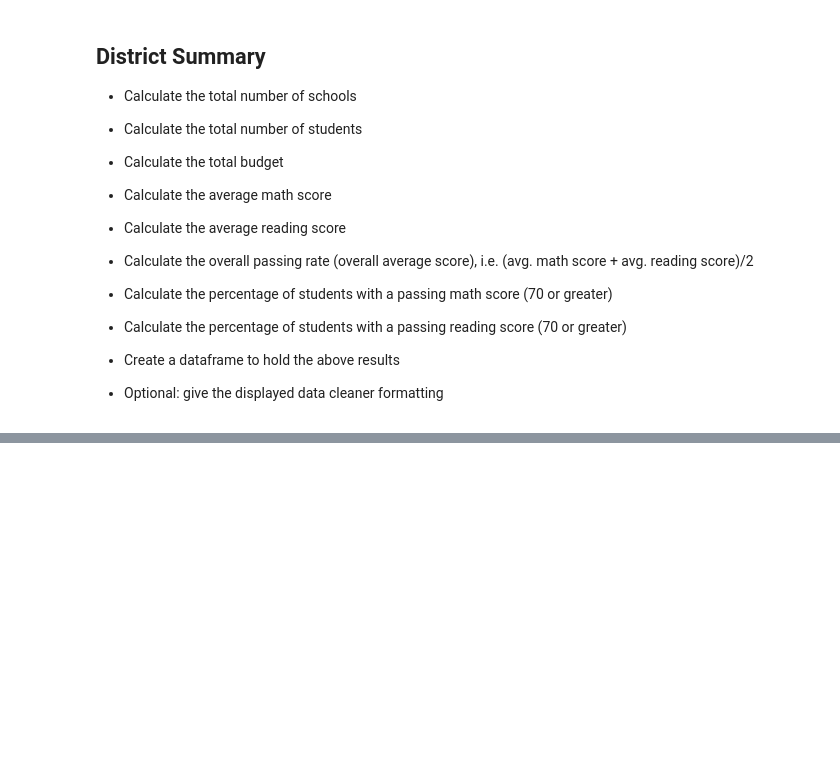
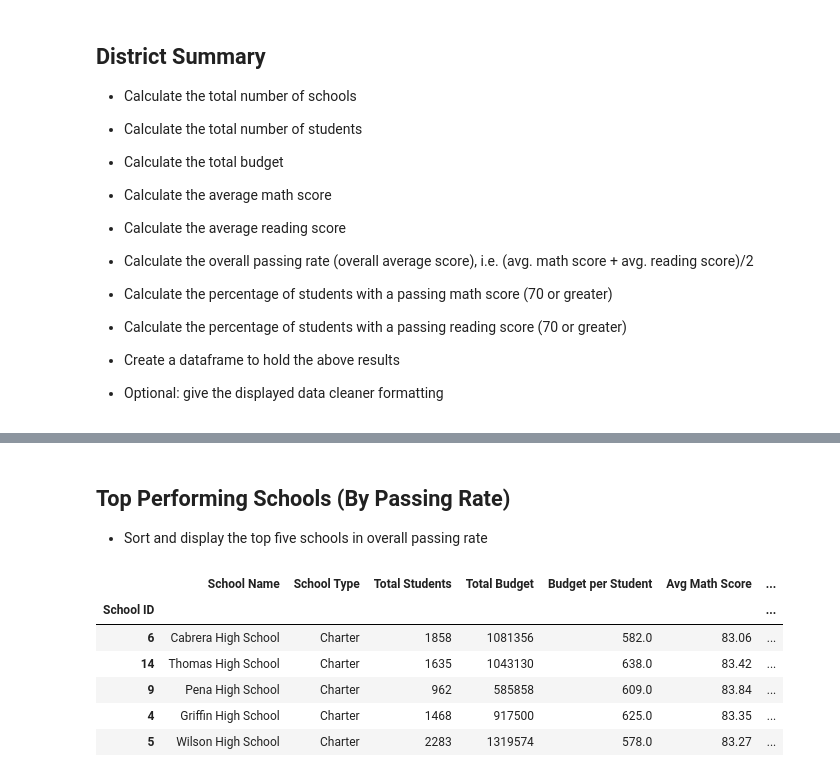
Before and after one commit to walraven/pandas-challenge, a Jupyter notebook: PyCitySchools/PyCitySchools.ipynb, the cells around one changed output, grey strips where cells are left out. Drawn from its saved outputs; the diff is of its cells as text; code cells hidden in the pictures; blank space fills up the shorter version.

```diff
--- a/PyCitySchools/PyCitySchools.ipynb
+++ b/PyCitySchools/PyCitySchools.ipynb
@@ -115,0 +122,15 @@ group_names = ["Small (<1000)", "Medium (1000-2000)", "Large (2000-5000)"]
+# %% [markdown]
+## Top Performing Schools (By Passing Rate)
+
+* Sort and display the top five schools in overall passing rate
+# %%
+top_schools = schools_df.sort_values('Overall Passing Rate',ascending=False).head()
+top_schools
+# %% [output]
+|  | School Name | School Type | Total Students | Total Budget | Budget per Student | Avg Math Score | ... |
+| School ID |  |  |  |  |  |  | ... |
+| 6 | Cabrera High School | Charter | 1858 | 1081356 | 582.0 | 83.06 | ... |
+| 14 | Thomas High School | Charter | 1635 | 1043130 | 638.0 | 83.42 | ... |
+| 9 | Pena High School | Charter | 962 | 585858 | 609.0 | 83.84 | ... |
+| 4 | Griffin High School | Charter | 1468 | 917500 | 625.0 | 83.35 | ... |
+| 5 | Wilson High School | Charter | 2283 | 1319574 | 578.0 | 83.27 | ... |
```
Also changed, not shown: parts of 34 cells of this notebook, 1 other file.
